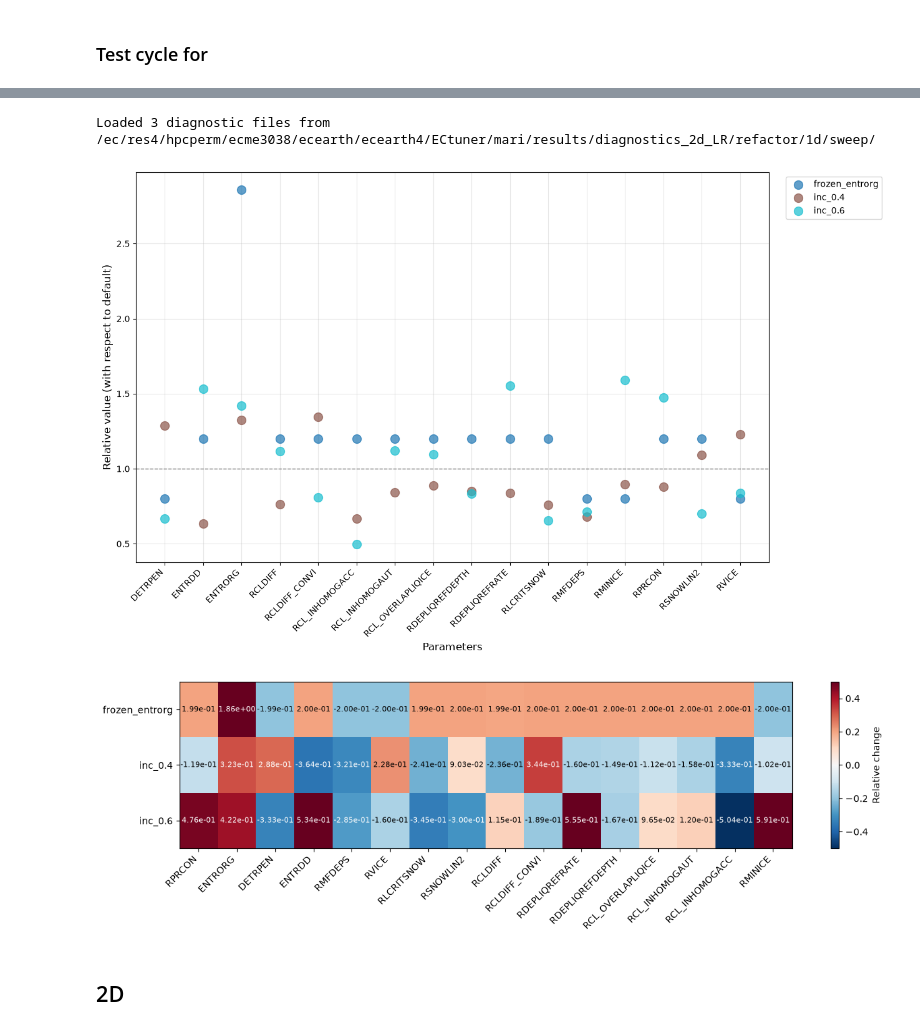
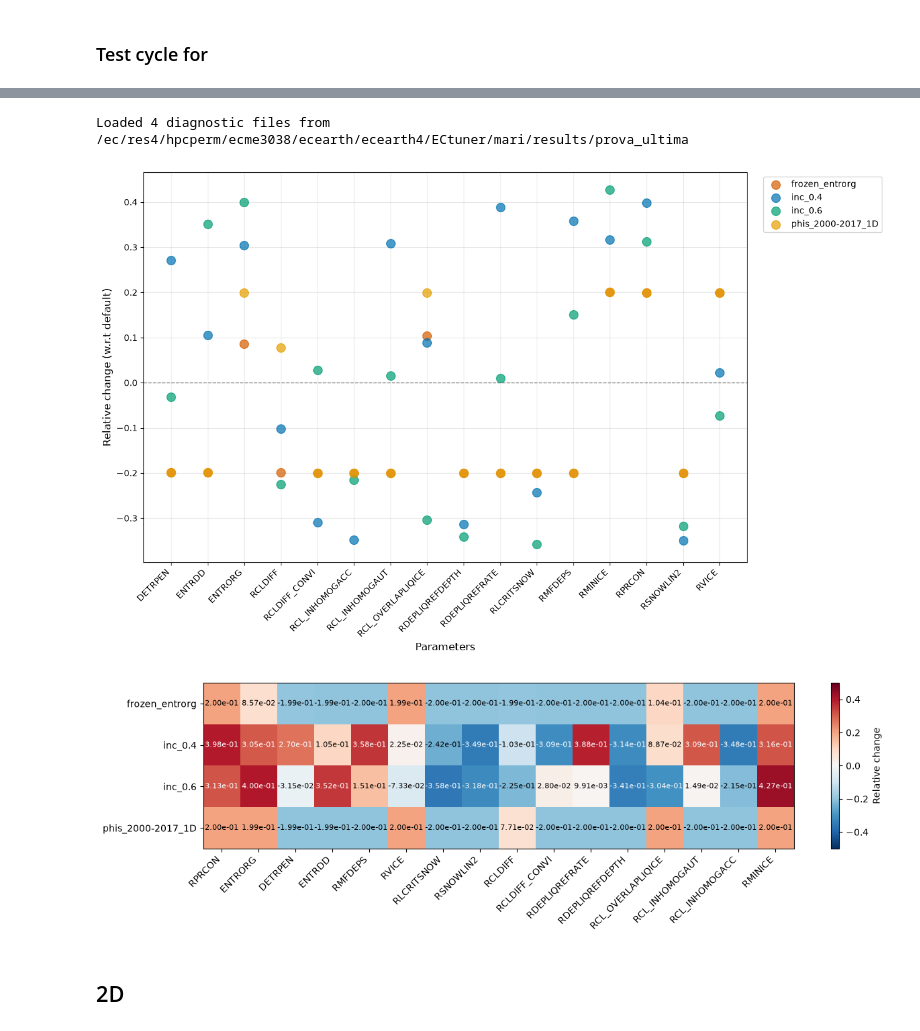
Before and after one commit to jhardenberg/ECtuner, a Jupyter notebook: notebooks/test_tuner.ipynb, the cells around one changed output, grey strips where cells are left out. Drawn from its saved outputs; the diff is of its cells as text; code cells hidden in the pictures.

```diff
--- a/notebooks/test_tuner.ipynb
+++ b/notebooks/test_tuner.ipynb
@@ -183,19 +202,19 @@ Diagnostic YAML written to: /ec/res4/hpcperm/ecme3038/ecearth/ecearth4/ECtuner/m
 # %%
 from ectuner.libs.diagnostics import (
     load_diagnostic_yamls,
     plot_parameter_scatter,
     plot_parameter_heatmap
 )
 
-diag_dir = 'path/to/output/directory'  # Replace with the actual path to your diagnostic files
+diag_dir = '/ec/res4/hpcperm/ecme3038/ecearth/ecearth4/ECtuner/mari/results/prova_ultima'  # Replace with the actual path to your diagnostic files
 diag_data = load_diagnostic_yamls(diag_dir)
 
 plot_parameter_scatter(diag_data)
 plot_parameter_heatmap(diag_data)
 # %% [output]
-Loaded 3 diagnostic files from /ec/res4/hpcperm/ecme3038/ecearth/ecearth4/ECtuner/mari/results/diagnostics_2d_LR/refactor/1d/sweep/
+Loaded 4 diagnostic files from /ec/res4/hpcperm/ecme3038/ecearth/ecearth4/ECtuner/mari/results/prova_ultima
-[figure, old version]
+[figure, new version]
-[figure, old version]
+[figure, new version]
 # %% [markdown]
 ## 2D
 # %% [markdown]
```
Also changed, not shown: parts of 21 cells of this notebook, 3 other files.
